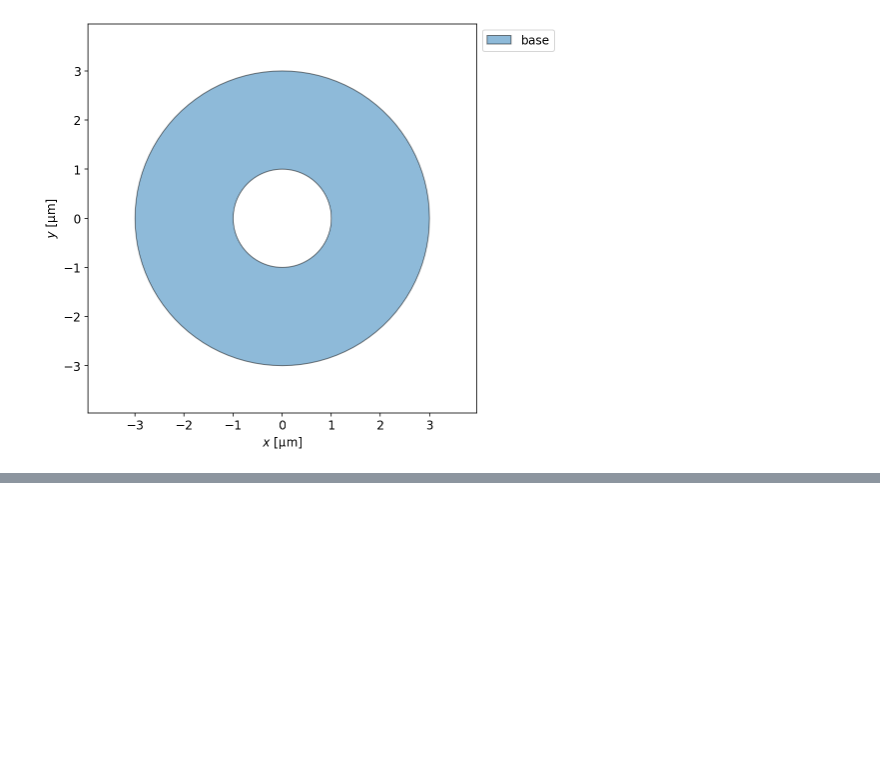
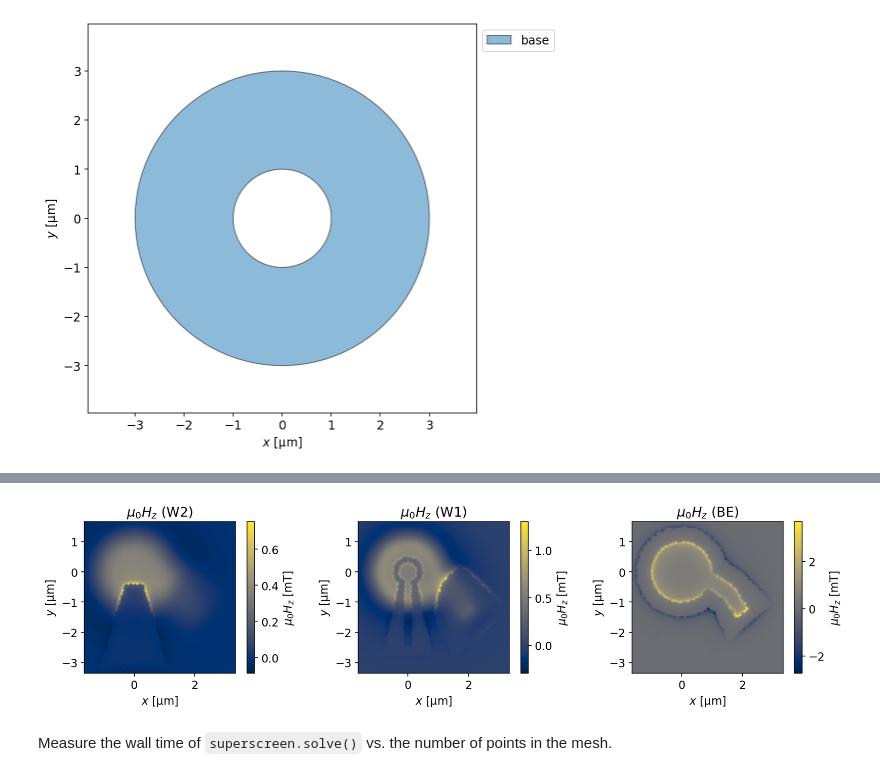
Before and after one commit to loganbvh/superscreen, a Jupyter notebook: docs/notebooks/gpu.ipynb, the cells around one changed output, grey strips where cells are left out. Cells and saved outputs as stored; diff of their text form; code cells hidden in the pictures; blank space fills up the shorter version.

```diff
--- a/docs/notebooks/gpu.ipynb
+++ b/docs/notebooks/gpu.ipynb
@@ -194,0 +206,4 @@ min_points = 1000 * np.arange(2, 11, dtype=int)
+# %%
+solution_jax = sc.solve(device, gpu=True, **solve_kwargs)[-1]
+mutual_jax = (sum(solution_jax.hole_fluxoid("pl_center")) / I_circ).to("Phi_0 / A")
+print(f"mutual_jax = {mutual_jax:.5f~P}")
@@ -195 +216,7 @@ min_points = 1000 * np.arange(2, 11, dtype=int)
+# %%
+_ = solution_jax.plot_fields(figsize=(15, 3))
+# %% [output]
+[figure, added]
+# %% [markdown]
+Measure the wall time of `superscreen.solve()` vs. the number of points in the mesh.
 # %%
```
Also changed, not shown: parts of 24 cells of this notebook.
